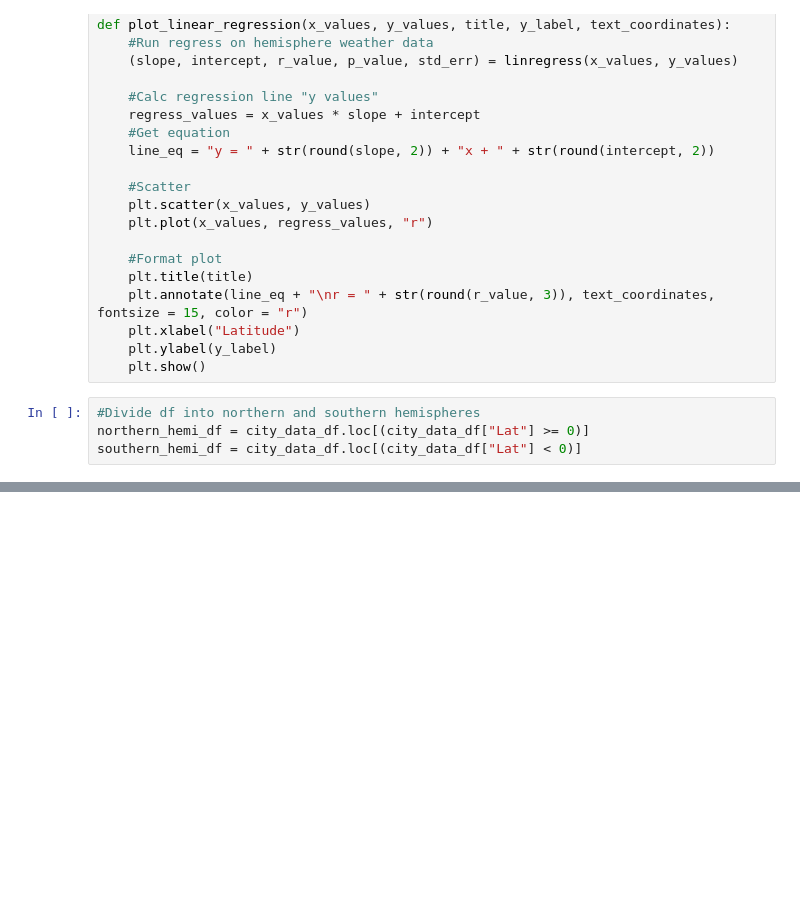
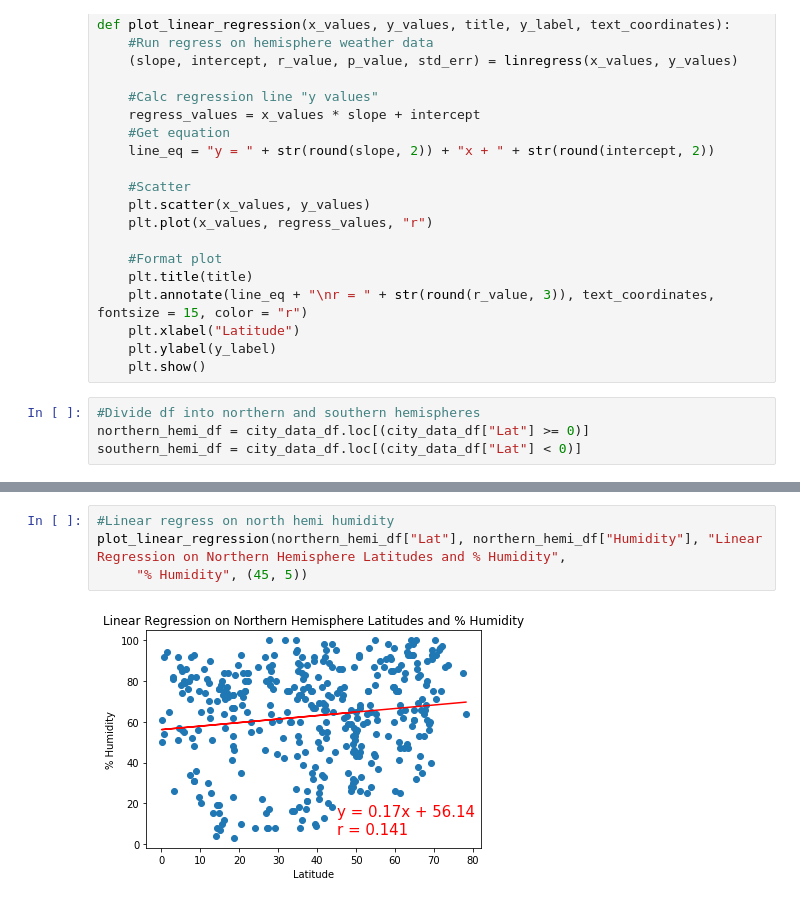
Before and after one commit to ean-maloney/World_Weather_Analysis, a Jupyter notebook: WeatherPy.ipynb, the cells around one changed output, grey strips where cells are left out. Cells and saved outputs as stored; diff of their text form; blank space fills up the shorter version.

```diff
--- a/WeatherPy.ipynb
+++ b/WeatherPy.ipynb
@@ -282,0 +286,6 @@ plot_linear_regression(southern_hemi_df["Lat"], southern_hemi_df["Max Temp"], "L
+# %%
+#Linear regress on north hemi humidity
+plot_linear_regression(northern_hemi_df["Lat"], northern_hemi_df["Humidity"], "Linear Regression on Northern Hemisphere Latitudes and % Humidity",
+     "% Humidity", (45, 5))
+# %% [output]
+[figure, added]
```
Also changed, not shown: parts of 16 cells of this notebook, 5 other files.
